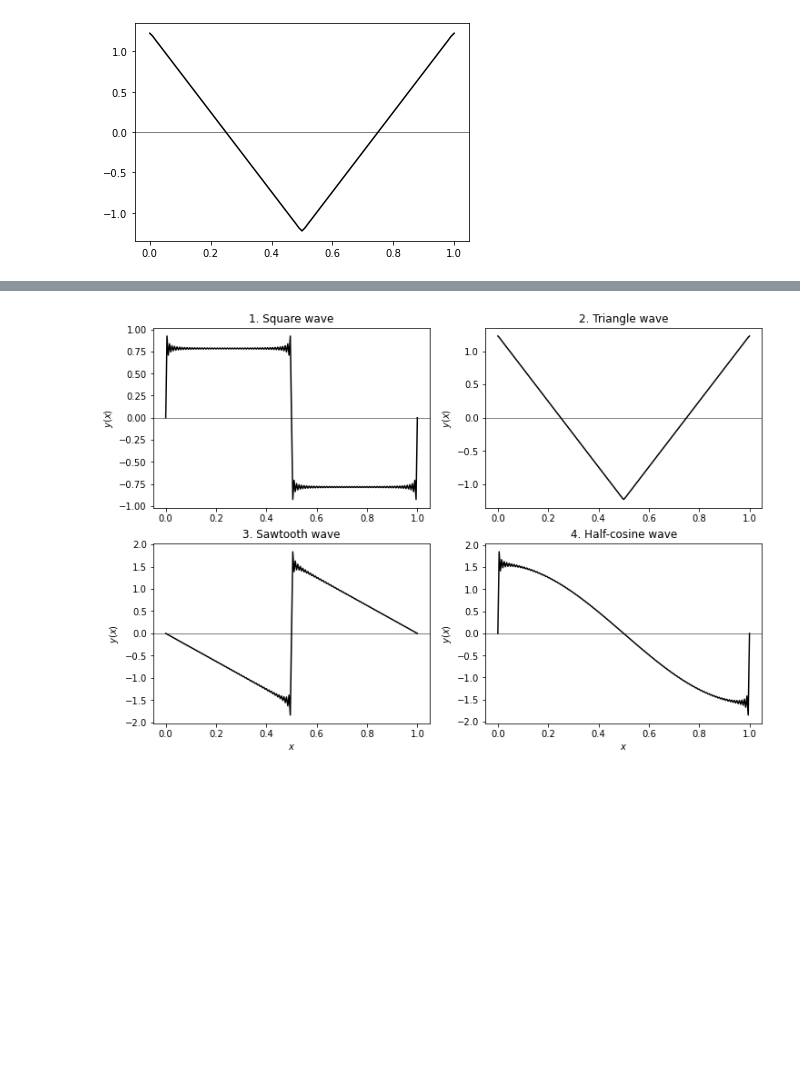
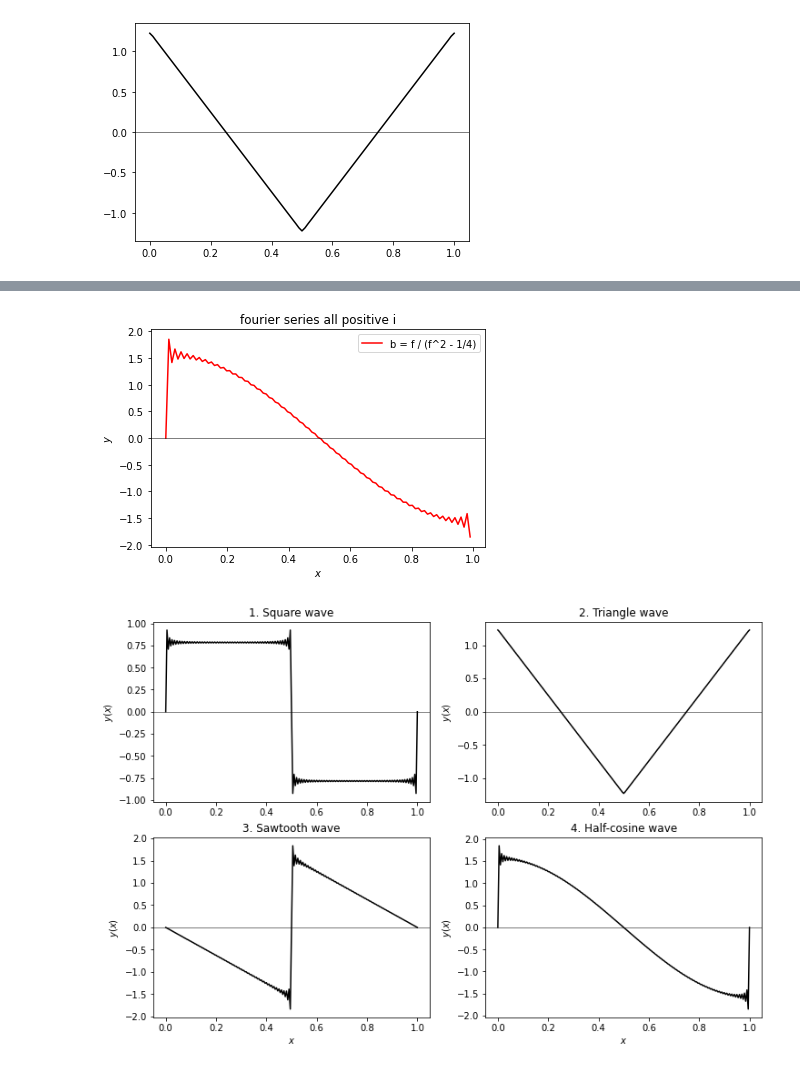
Before and after one commit to ddlatumalea/signal_analysis, a Jupyter notebook: DS1 SignAnal - Lesson 4 (v2021) - D.ipynb, the cells around one changed output, grey strips where cells are left out. Cells and saved outputs as stored; diff of their text form; code cells hidden in the pictures; blank space fills up the shorter version.

```diff
--- a/DS1 SignAnal - Lesson 4 (v2021) - D.ipynb
+++ b/DS1 SignAnal - Lesson 4 (v2021) - D.ipynb
@@ -780,3 +780,16 @@ plt.show()
+# %%
+# b = f / (f^2 - 1/4)
+
+y_half_cos = sum((f/((f**2)-0.25)) * np.sin(2.0 * np.pi * f * x) for f in range(1, 51))
+plt.plot(x, y_half_cos, '-r', label='b = f / (f^2 - 1/4)')
+plt.xlabel('$x$'); plt.ylabel('$y$')
+plt.title('fourier series all positive i')
+plt.axhline(0.0, color='k', lw=0.5)
+
+plt.legend()
+plt.show()
+# %% [output]
+[figure, added]
 # %%
 # %% [output]
 [figure]
```
Also changed, not shown: parts of 3 cells of this notebook, 1 other file.
